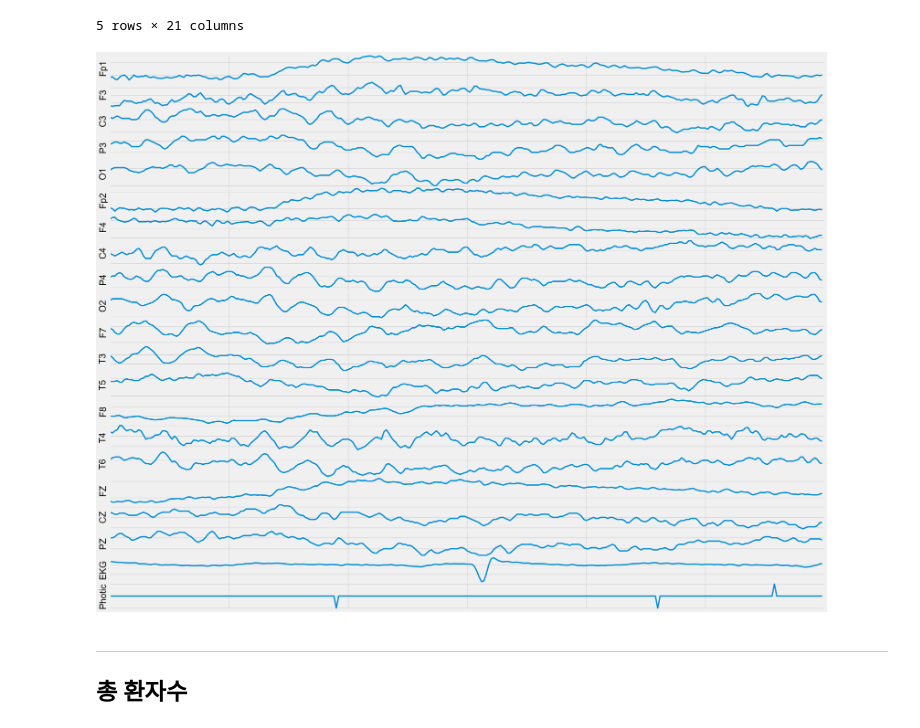
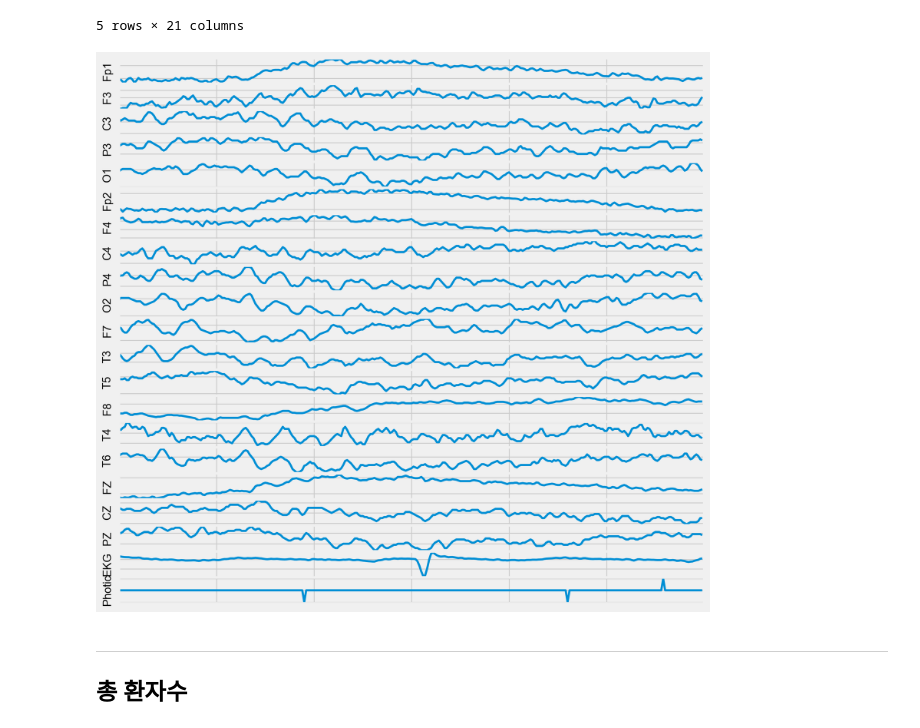
Before and after one commit to nightchell2020/CG-MEA, a Jupyter notebook: notebook/03_Data_Statistics.ipynb, the cells around one changed output. Cells and saved outputs as stored; diff of their text form; code cells hidden in the pictures.

Commit message:
minor error fixed for visualize

```diff
--- a/notebook/03_Data_Statistics.ipynb
+++ b/notebook/03_Data_Statistics.ipynb
@@ -125,34 +125,34 @@ Photic
 # %%
 plt.style.use('default')
 plt.style.use('fivethirtyeight') # default, ggplot, fivethirtyeight, bmh, dark_background, classic
-plt.rcParams.update({'font.size': 20})
+plt.rcParams.update({'font.size': 11})
 plt.rcParams.update({'font.family': 'Arial'})
 plt.rcParams["savefig.dpi"] = 1200
 
 start = 51000
 end = 51300
 
-fig = plt.figure(num=1, clear=True, figsize=(30.0, 25.0))
+fig = plt.figure(num=1, clear=True, figsize=(11.0, 11.0))
 fig.subplots_adjust(hspace=0)
 
 for i, channel in enumerate(signal.columns):
     ax = fig.add_subplot(len(signal.columns), 1, i + 1)
-    ax.plot(signal[channel][start:end], lw=3.5)
+    ax.plot(signal[channel][start:end], lw=2.5)
     ax.set_xlim(start, end)
     ax.set_yticklabels([])
     ax.set_xticklabels([])
     ax.set_ylabel(channel.split('-')[0])
 
 # ax.set_title('Diagnoses in DB')
 # ax.set_xlabel('Diagnosis')
 # ax.set_ylabel('The number of recordings')
 
-fig.savefig(os.path.join(output_folder, 'signal_example.pdf'), transparent=True)
+fig.savefig(os.path.join(output_folder, 'signal_example.svg'), transparent=True)
 plt.show()
 fig.clear()
 plt.close(fig)
 # %% [output]
-[figure, old version]
+[figure, new version]
 # %% [markdown]
 -----
 
```
Also changed, not shown: parts of 7 cells of this notebook, 6 other files.
